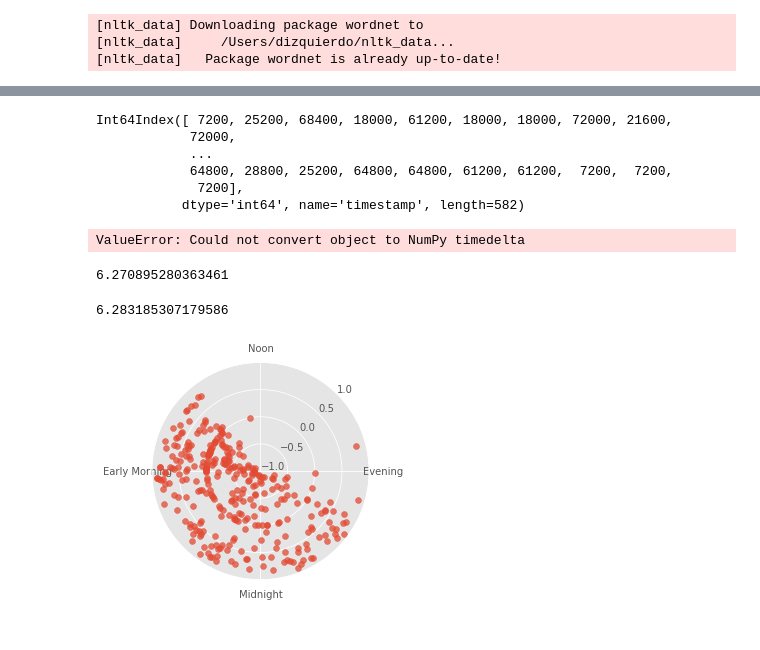
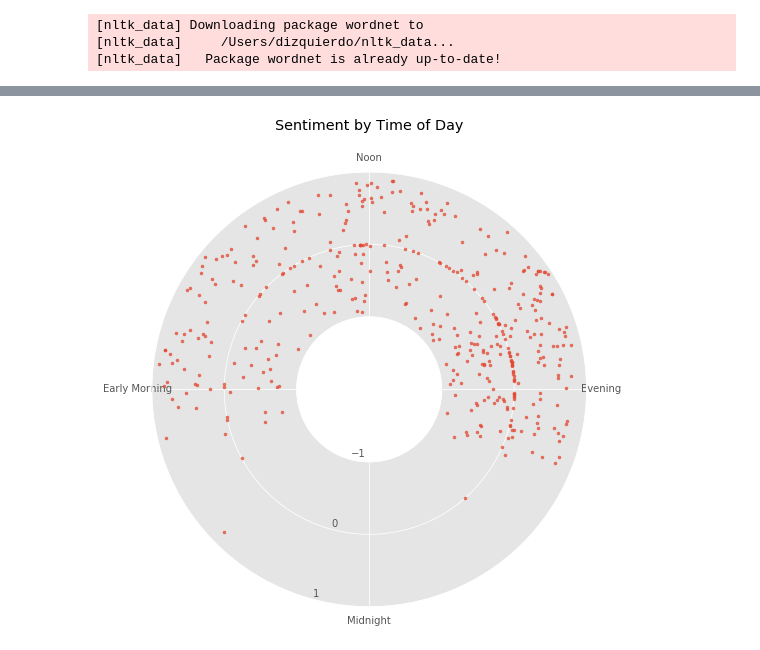
Before and after one commit to danjizquierdo/Sentimental, a Jupyter notebook: NLP_EDA.ipynb, the cells around one changed output, grey strips where cells are left out. Drawn from its saved outputs; the diff is of its cells as text; code cells hidden in the pictures.

Commit message:
Iterate on visualizations including polar plot and wordclouds

```diff
--- a/NLP_EDA.ipynb
+++ b/NLP_EDA.ipynb
@@ -42,2 +36,7 @@ data['clean_text'], data['hashtag'] = zip(*data.text.map(strip_tweets))
 # %%
+data['clean_text'], data['hashtag'] = zip(*data.text.map(strip_tweets))
 data = pd.merge(data, pd.get_dummies(data.hashtag.apply(pd.Series).stack()).sum(level=0), how='left', left_index=True, right_index=True).drop(['hashtag','followers'], axis=1).fillna(0)
+data['sentiment'] = data.text.apply(sentiment)
+data.set_index(pd.to_datetime(data.timestamp,unit='s'), inplace=True)
+data['day'] = data.index.day
+data.drop(['timestamp'], axis=1, inplace=True)
@@ -79,4 +70 @@ amyklobuchar     0.255792
 Name: sentiment, dtype: float64
-# %%
-data.set_index(pd.to_datetime(data.timestamp, utc=True, unit='s'), inplace=True)
-data['day'] = data.index.day
@@ -294,5 +147,0 @@ data.resample()
-# %%
-import numpy as np
-# Compute areas and colors
-N = 150
-data['theta'] = data.index 2 * np.pi * np.random.rand(N)
@@ -302,46 +148,34 @@ theta = 2 * np.pi * r
-# %%
-data.index.hour *3600
-# %% [output]
-Int64Index([ 7200, 25200, 68400, 18000, 61200, 18000, 18000, 72000, 21600,
-            72000,
-            ...
-            64800, 28800, 25200, 64800, 64800, 61200, 61200,  7200,  7200,
-             7200],
-           dtype='int64', name='timestamp', length=582)
-# %%
-np.timedelta64(data.index.time)/np.timedelta64(1,'D')
-# %% [output]
-ValueError: Could not convert object to NumPy timedelta
-# %%
-max(winter_time(data.index))
-# %% [output]
-6.270895280363461
-# %%
-2*np.pi
-# %% [output]
-6.283185307179586
 # %%
 def winter_time(t_index):
     """Convert DateTime to equivalent polar coordinate 0=Midnight, Pi=Noon. Vectorize if possible."""
-    #Code from Andrew giving decimal of datetime
     since_midnight = t_index.hour * 3600 + t_index.minute * 60 + t_index.second
     polar_time = np.pi*2*since_midnight /60/60/24
-    return polar_time
+    return polar_time.values
 # %%
-subset = data['2020-02-25':'2020-02-29']
-fig = plt.figure()
+subset = data['2020-02-25':'2020-03-03']
+# subset=subset.iloc[10:15]
+fig = plt.figure(figsize=(12,8))
 r = subset.sentiment
-theta = winter_time(subset.index)
+subset['theta'] = winter_time(subset.index)
 ax = fig.add_subplot(111, polar=True)
-ax.set_rorigin(-1)
+ax.set_rorigin(-2)
 ax.set_rlim(-1,1)
-# ax.set_rgrids([-1,0,1])
-ax.set_theta_zero_location('S')
-ax.set_rticks([-1,-.5,0,.5,1])
+ax.set_rgrids([-1,0,1])
+ax.set_theta_zero_location('S', 210)
 ax.set_theta_direction(-1)
 ax.set_rlabel_position(225)
-ax.set_thetagrids(angles = [0,90,180,270],
+offset = [210,300,30,120]
+ax.set_thetagrids(angles = offset,
                   labels = ('Midnight', 'Early Morning', 'Noon', 'Evening'))
-c = ax.scatter(theta, r, alpha=0.75)
+c = ax.scatter(subset['theta'], subset['sentiment'], alpha=0.75, marker='.')
+plt.title('Sentiment by Time of Day', pad=20);
+# for idx, point in subset.iterrows():
+#     plt.annotate(s = idx.time(),
+#              xy = (point.theta, point.sentiment),
+#              xytext = (point.theta-.2,point.sentiment+1),
+#              # Shrink the arrow to avoid occlusion
+#              arrowprops = {'facecolor':'blue', 'width': 3, 'shrink': 0.03},
+#              horizontalalignment='left',
+#              alpha=.7)
 # %% [output]
-[figure, old version]
+[figure, new version]
```
Also changed, not shown: parts of 62 cells of this notebook, 1 other file.
